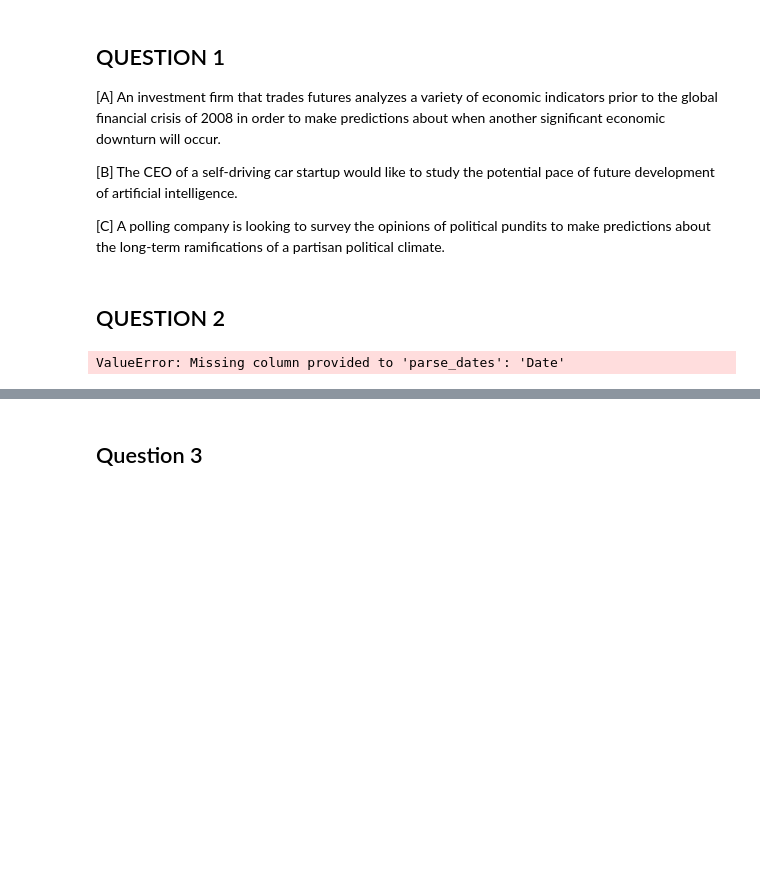
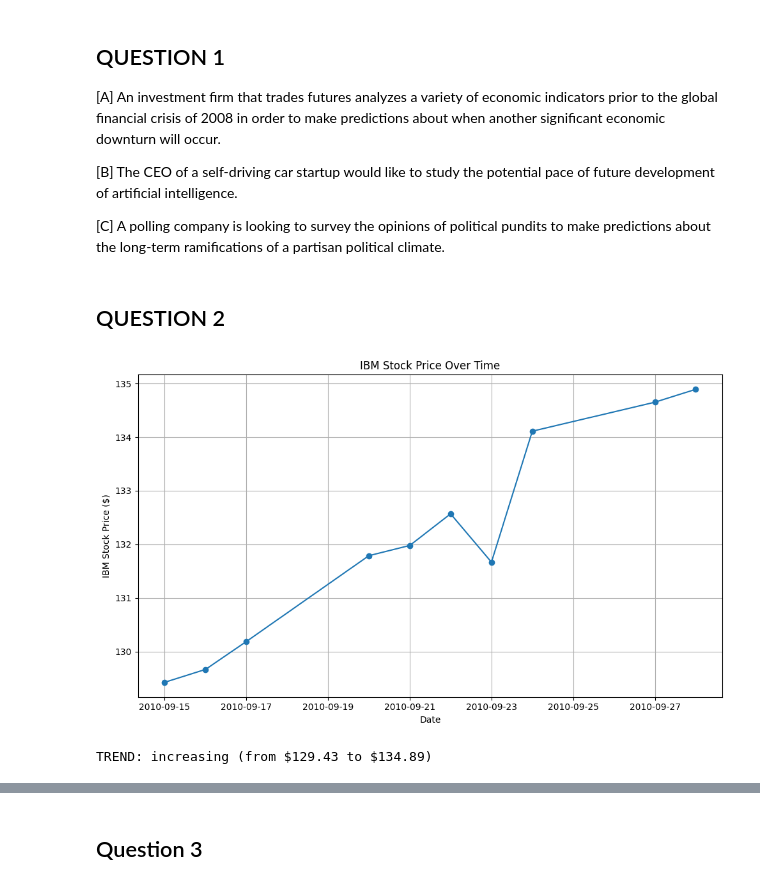
Before and after one commit to Brett-migwi-20/Business-Course, a Jupyter notebook: Homework9/Homework9.ipynb, the cells around one changed output, grey strips where cells are left out. Saved outputs shown, nothing was run; the diff lists cells and outputs as text; code cells hidden in the pictures; blank space fills up the shorter version.

```diff
--- a/Homework9/Homework9.ipynb
+++ b/Homework9/Homework9.ipynb
@@ -14,40 +14,53 @@
 # %%
 import pandas as pd
 import matplotlib.pyplot as plt
 from io import StringIO
 
-# Data provided as a string
+# Data provided as a tab-separated string (keep the tabs, do NOT replace spaces with commas)
 data_string = """
-Date	IBM
-9/13/2010	$129.61
-9/14/2010	$128.85
-9/15/2010	$129.43
-9/16/2010	$129.67
-9/17/2010	$130.19
-9/20/2010	$131.79
-9/21/2010	$131.98
-9/22/2010	$132.57
-9/23/2010	$131.67
-9/24/2010	$134.11
+Date\tIBM
+9/15/2010\t$129.43
+9/16/2010\t$129.67
+9/17/2010\t$130.19
+9/20/2010\t$131.79
+9/21/2010\t$131.98
+9/22/2010\t$132.57
+9/23/2010\t$131.67
+9/24/2010\t$134.11
+9/27/2010\t$134.65
+9/28/2010\t$134.89
 """
-data_string = data_string.replace(" ", ",")
 
-# Reading the data into a pandas DataFrame
-df = pd.read_csv(StringIO(data_string), parse_dates=['Date'])
+# Read the tab-separated data
+df = pd.read_csv(StringIO(data_string.strip()), sep="\t", parse_dates=['Date'])
+
+# Remove dollar signs and convert to float
+df['IBM'] = df['IBM'].replace(r'[\$,]', '', regex=True).astype(float)
 
 # Plotting the line chart
 plt.figure(figsize=(10, 6))
-plt.plot(df['Date'], df['IBM'], marker='o', linestyle='-', color='blue')
+plt.plot(df['Date'], df['IBM'], marker='o', linestyle='-')
 plt.xlabel('Date')
 plt.ylabel('IBM Stock Price ($)')
 plt.title('IBM Stock Price Over Time')
 plt.grid(True)
+plt.tight_layout()
 plt.show()
 
+# Simple trend check
+first_price = df['IBM'].iloc[0]
+last_price = df['IBM'].iloc[-1]
+if last_price > first_price:
+    trend = "increasing"
+elif last_price < first_price:
+    trend = "decreasing"
+else:
+    trend = "flat"
 
-print("TREND")
+print(f"TREND: {trend} (from ${first_price:.2f} to ${last_price:.2f})")
 # %% [output]
+[figure, added]
-ValueError: Missing column provided to 'parse_dates': 'Date'
+TREND: increasing (from $129.43 to $134.89)
 # %%
 import pandas as pd
 import matplotlib.pyplot as plt
```
Also changed, not shown: parts of 46 cells of this notebook, 6 other files.
